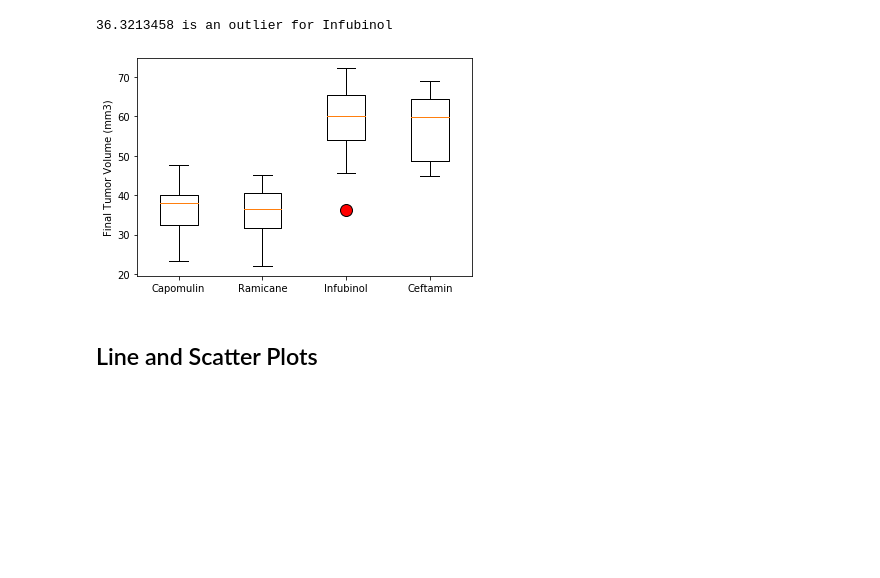
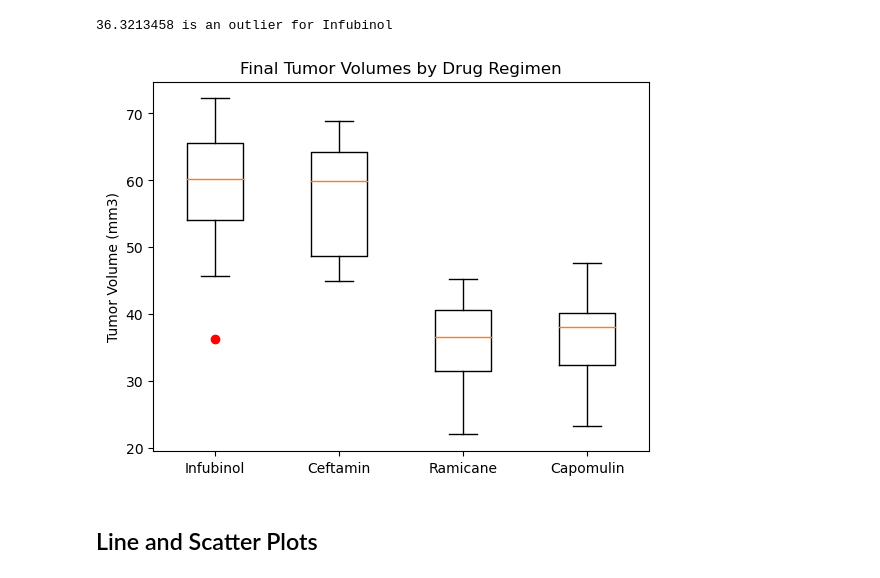
Before and after one commit to EmG3214/matplotlib-challenge, a Jupyter notebook: pymaceuticals_maincode.ipynb, the cells around one changed output. Saved outputs shown, nothing was run; the diff lists cells and outputs as text; code cells hidden in the pictures; blank space fills up the shorter version.

```diff
--- a/pymaceuticals_maincode.ipynb
+++ b/pymaceuticals_maincode.ipynb
@@ -309,7 +301,12 @@ for vol in Ceftamin_final_vol.tolist():
 36.3213458 is an outlier for Infubinol
 # %%
 # Generate a box plot that shows the distrubution of the tumor volume for each treatment group.
+tumor_data = [Infubinol_final_vol_list, Ceftamin_final_vol_list, Ramicane_final_vol_list, Capomulin_final_vol_list]
+plt.boxplot(tumor_data, 0, "ro", labels = drug_list)
+plt.ylabel("Tumor Volume (mm3)")
+plt.title("Final Tumor Volumes by Drug Regimen")
+plt.show()
 # %% [output]
-[figure, old version]
+[figure, new version]
 # %% [markdown]
 ## Line and Scatter Plots
```
Also changed, not shown: parts of 10 cells of this notebook.
